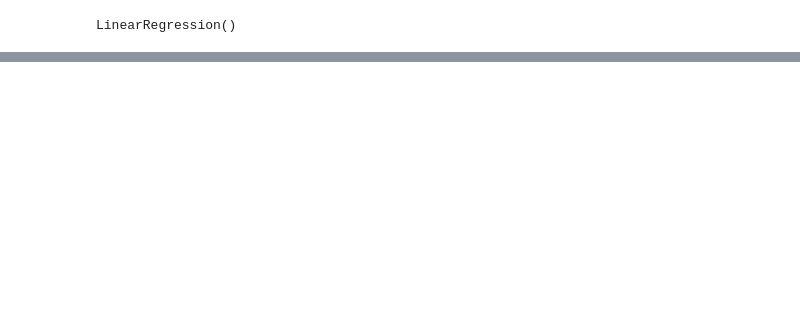
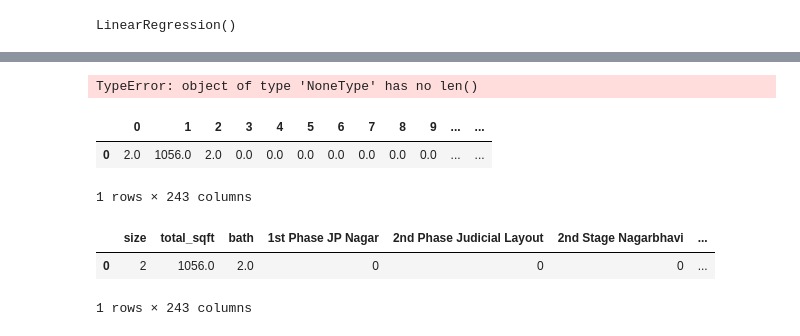
Before and after one commit to ADITYAGUPTAx/AI-ML-Notebook-From-Scratch, a Jupyter notebook: Housing_Price_Predictor/Model.ipynb, the cells around one changed output, grey strips where cells are left out. Drawn from its saved outputs; the diff is of its cells as text; code cells hidden in the pictures; blank space fills up the shorter version.

```diff
--- a/Housing_Price_Predictor/Model.ipynb
+++ b/Housing_Price_Predictor/Model.ipynb
@@ -483,0 +552,29 @@ model.score(input,target)
+# %%
+def predictp(location,s, total_sqft, bath):
+    lx=np.where(input.columns==location)[0][0]
+    x=np.zeros(len(input.columns))
+    x[0]=s
+    x[1]=total_sqft
+    x[2]=bath
+    if lx>=0:
+        x[lx]=1
+    b = pd.DataFrame(np.array([x]))
+    result = model.predict(b)
+
+    return result[0]
+
+predictp("1st Phase JP Nagar", 2 , 1200, 2)
+# %% [output]
+TypeError: object of type 'NoneType' has no len()
+# %%
+pd.DataFrame(b)
+# %% [output]
+|  | 0 | 1 | 2 | 3 | 4 | 5 | 6 | 7 | 8 | 9 | ... | ... |
+| 0 | 2.0 | 1056.0 | 2.0 | 0.0 | 0.0 | 0.0 | 0.0 | 0.0 | 0.0 | 0.0 | ... | ... |
+1 rows × 243 columns
+# %%
+a
+# %% [output]
+|  | size | total_sqft | bath | 1st Phase JP Nagar | 2nd Phase Judicial Layout | 2nd Stage Nagarbhavi | ... |
+| 0 | 2 | 1056.0 | 2.0 | 0 | 0 | 0 | ... |
+1 rows × 243 columns
```
Also changed, not shown: parts of 16 cells of this notebook, 1 other file.
